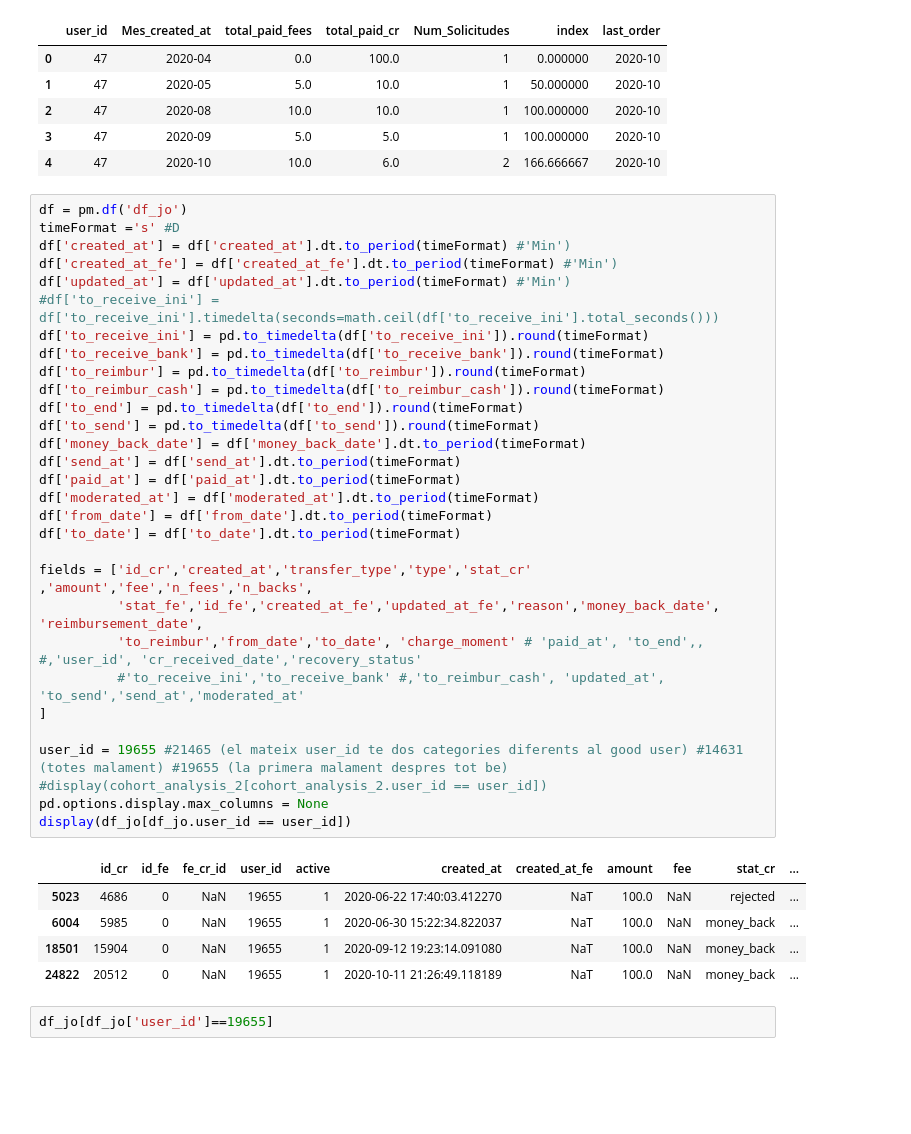
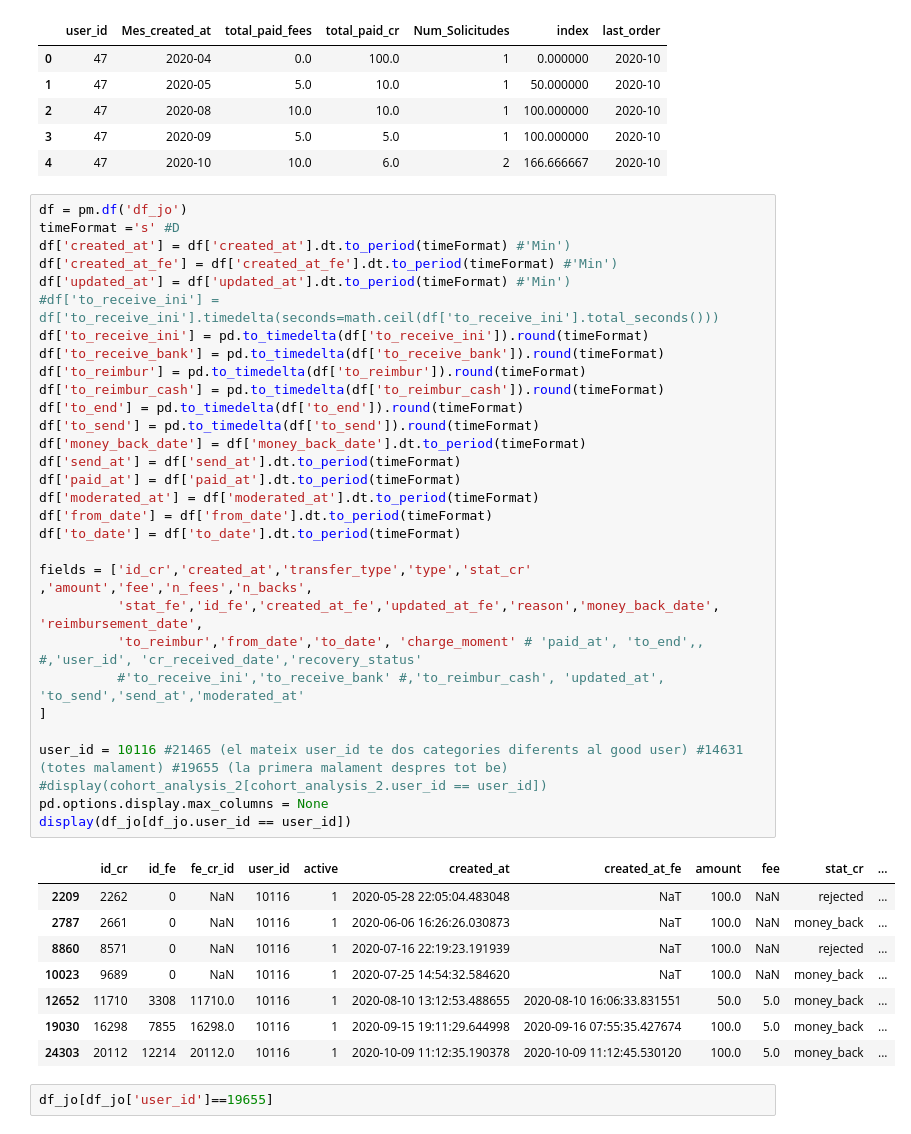
Before and after one commit to Data-Science-Pasta-Loca/ProyectoPastaLoca2, a Jupyter notebook: Alba/busqueda clientes.ipynb, the cells around one changed output. Cells and saved outputs as stored; diff of their text form; blank space fills up the shorter version.

```diff
--- a/Alba/busqueda clientes.ipynb
+++ b/Alba/busqueda clientes.ipynb
@@ -101,38 +101,41 @@ display(cohort_analysis_2.head(5))
 df = pm.df('df_jo')
 timeFormat ='s' #D
 df['created_at'] = df['created_at'].dt.to_period(timeFormat) #'Min')
 df['created_at_fe'] = df['created_at_fe'].dt.to_period(timeFormat) #'Min')
 df['updated_at'] = df['updated_at'].dt.to_period(timeFormat) #'Min')
 #df['to_receive_ini'] = df['to_receive_ini'].timedelta(seconds=math.ceil(df['to_receive_ini'].total_seconds()))
 df['to_receive_ini'] = pd.to_timedelta(df['to_receive_ini']).round(timeFormat)
 df['to_receive_bank'] = pd.to_timedelta(df['to_receive_bank']).round(timeFormat)
 df['to_reimbur'] = pd.to_timedelta(df['to_reimbur']).round(timeFormat)
 df['to_reimbur_cash'] = pd.to_timedelta(df['to_reimbur_cash']).round(timeFormat)
 df['to_end'] = pd.to_timedelta(df['to_end']).round(timeFormat)
 df['to_send'] = pd.to_timedelta(df['to_send']).round(timeFormat)
 df['money_back_date'] = df['money_back_date'].dt.to_period(timeFormat)
 df['send_at'] = df['send_at'].dt.to_period(timeFormat)
 df['paid_at'] = df['paid_at'].dt.to_period(timeFormat)
 df['moderated_at'] = df['moderated_at'].dt.to_period(timeFormat)
 df['from_date'] = df['from_date'].dt.to_period(timeFormat)
 df['to_date'] = df['to_date'].dt.to_period(timeFormat)
 
 fields = ['id_cr','created_at','transfer_type','type','stat_cr' ,'amount','fee','n_fees','n_backs',
           'stat_fe','id_fe','created_at_fe','updated_at_fe','reason','money_back_date', 'reimbursement_date',
           'to_reimbur','from_date','to_date', 'charge_moment' # 'paid_at', 'to_end',, #,'user_id', 'cr_received_date','recovery_status'
           #'to_receive_ini','to_receive_bank' #,'to_reimbur_cash', 'updated_at', 'to_send','send_at','moderated_at'
 ]
 
-user_id = 19655 #21465 (el mateix user_id te dos categories diferents al good user) #14631 (totes malament) #19655 (la primera malament despres tot be)
+user_id = 10116 #21465 (el mateix user_id te dos categories diferents al good user) #14631 (totes malament) #19655 (la primera malament despres tot be)
 #display(cohort_analysis_2[cohort_analysis_2.user_id == user_id])
 pd.options.display.max_columns = None
 display(df_jo[df_jo.user_id == user_id])
 # %% [output]
 |  | id_cr | id_fe | fe_cr_id | user_id | active | created_at | created_at_fe | amount | fee | stat_cr | ... |
-| 5023 | 4686 | 0 | NaN | 19655 | 1 | 2020-06-22 17:40:03.412270 | NaT | 100.0 | NaN | rejected | ... |
-| 6004 | 5985 | 0 | NaN | 19655 | 1 | 2020-06-30 15:22:34.822037 | NaT | 100.0 | NaN | money_back | ... |
-| 18501 | 15904 | 0 | NaN | 19655 | 1 | 2020-09-12 19:23:14.091080 | NaT | 100.0 | NaN | money_back | ... |
-| 24822 | 20512 | 0 | NaN | 19655 | 1 | 2020-10-11 21:26:49.118189 | NaT | 100.0 | NaN | money_back | ... |
+| 2209 | 2262 | 0 | NaN | 10116 | 1 | 2020-05-28 22:05:04.483048 | NaT | 100.0 | NaN | rejected | ... |
+| 2787 | 2661 | 0 | NaN | 10116 | 1 | 2020-06-06 16:26:26.030873 | NaT | 100.0 | NaN | money_back | ... |
+| 8860 | 8571 | 0 | NaN | 10116 | 1 | 2020-07-16 22:19:23.191939 | NaT | 100.0 | NaN | rejected | ... |
+| 10023 | 9689 | 0 | NaN | 10116 | 1 | 2020-07-25 14:54:32.584620 | NaT | 100.0 | NaN | money_back | ... |
+| 12652 | 11710 | 3308 | 11710.0 | 10116 | 1 | 2020-08-10 13:12:53.488655 | 2020-08-10 16:06:33.831551 | 50.0 | 5.0 | money_back | ... |
+| 19030 | 16298 | 7855 | 16298.0 | 10116 | 1 | 2020-09-15 19:11:29.644998 | 2020-09-16 07:55:35.427674 | 100.0 | 5.0 | money_back | ... |
+| 24303 | 20112 | 12214 | 20112.0 | 10116 | 1 | 2020-10-09 11:12:35.190378 | 2020-10-09 11:12:45.530120 | 100.0 | 5.0 | money_back | ... |
 # %%
 df_jo[df_jo['user_id']==19655]
 # %% [output]
```
Also changed, not shown: 1 other file.
